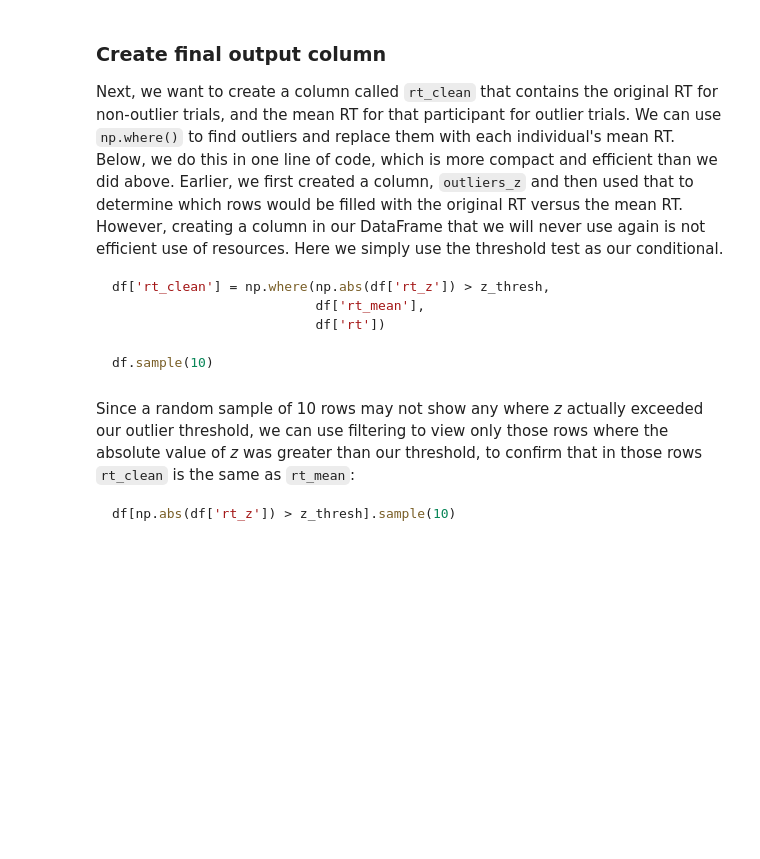
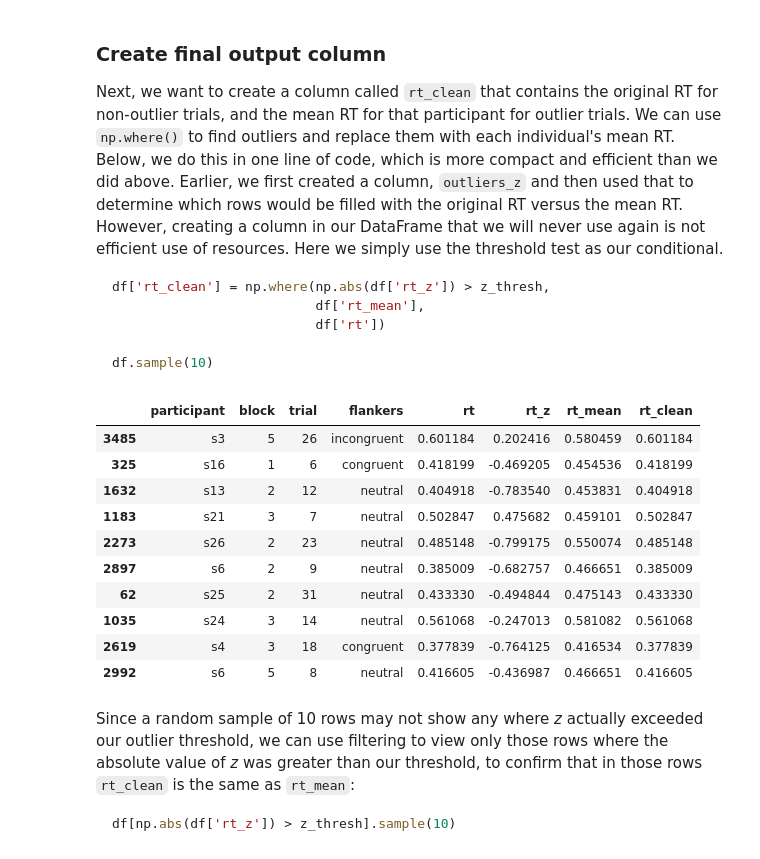
Before and after one commit to stochastic-bean/NDS_Ch5_Biostatistics, a Jupyter notebook: 2 - data_cleaning.ipynb, the cells around one changed output. Drawn from its saved outputs; the diff is of its cells as text; code cells hidden in the pictures; blank space fills up the shorter version.

```diff
--- a/2 - data_cleaning.ipynb
+++ b/2 - data_cleaning.ipynb
@@ -668,6 +668,8 @@ Since we've added lots of columns above, let's start fresh by re-loading the Dat
 ~~~python
 df = pd.read_csv('data/flanker_rt_data.csv')
 ~~~
+# %%
+df = pd.read_csv('data/flanker_rt_data.csv')
 # %% [markdown]
 ### Compute *z* scores by participant
 Now let's split by participant and apply the *z* transform to the split data. Pandas has a useful method, `.transform()`, that allows us to run a non-pandas function on a selection from a DataFrame. So we group by participant, select only the `rt` column to operate on, and then `.transform(stats.zscore)` and assign this to a new column in the DataFrame, `rt_z`. Note that when we pass a function to `.apply()`, we *do not* put parentheses after the name of the function we are using. That is, if we were running `stats.zscore` on its own (see above), we would use `stats.zscore(df['rt'])`. But since we have already selected the data that we are passing with `.transform()`, we don't use the parentheses with the function call.
@@ -676,3 +678,6 @@ Now let's split by participant and apply the *z* transform to the split data. Pa
 df['rt_z'] = df.groupby('participant')['rt'].transform(stats.zscore)
 df.sample(12)
 ~~~
+# %%
+df['rt_z'] = df.groupby('participant')['rt'].transform(stats.zscore)
+df.sample(12)
@@ -690,3 +709,6 @@ But actually, doing the above computes the mean across all trials for each parti
 df['rt_mean'] = df[np.abs(df['rt_z']) <= z_thresh].groupby('participant')['rt'].transform(np.mean)
 df.head()
 ~~~
+# %%
+df['rt_mean'] = df[np.abs(df['rt_z']) <= z_thresh].groupby('participant')['rt'].transform("mean")
+df.head()
@@ -711,3 +754,6 @@ df['rt_mean'] = df.groupby('participant')['rt_mean'].transform(lambda x: x.filln
 # Check by again printing a sample of outlier rows
 df[df['rt_z'] > z_thresh].sample(10)
 ~~~
+# %%
+df['rt_mean'] = df.groupby('participant')['rt_mean'].transform(lambda x: x.fillna(np.nanmean(x)))
+df[df['rt_z'] > z_thresh].sample(10)
@@ -728,6 +786,23 @@ df['rt_clean'] = np.where(np.abs(df['rt_z']) > z_thresh,
 
 df.sample(10)
 ~~~
+# %%
+df['rt_clean'] = np.where(np.abs(df['rt_z']) > z_thresh,
+                          df['rt_mean'],
+                          df['rt'])
+df.sample(10)
+# %% [output]
+|  | participant | block | trial | flankers | rt | rt_z | rt_mean | rt_clean |
+| 3485 | s3 | 5 | 26 | incongruent | 0.601184 | 0.202416 | 0.580459 | 0.601184 |
+| 325 | s16 | 1 | 6 | congruent | 0.418199 | -0.469205 | 0.454536 | 0.418199 |
+| 1632 | s13 | 2 | 12 | neutral | 0.404918 | -0.783540 | 0.453831 | 0.404918 |
+| 1183 | s21 | 3 | 7 | neutral | 0.502847 | 0.475682 | 0.459101 | 0.502847 |
+| 2273 | s26 | 2 | 23 | neutral | 0.485148 | -0.799175 | 0.550074 | 0.485148 |
+| 2897 | s6 | 2 | 9 | neutral | 0.385009 | -0.682757 | 0.466651 | 0.385009 |
+| 62 | s25 | 2 | 31 | neutral | 0.433330 | -0.494844 | 0.475143 | 0.433330 |
+| 1035 | s24 | 3 | 14 | neutral | 0.561068 | -0.247013 | 0.581082 | 0.561068 |
+| 2619 | s4 | 3 | 18 | congruent | 0.377839 | -0.764125 | 0.416534 | 0.377839 |
+| 2992 | s6 | 5 | 8 | neutral | 0.416605 | -0.436987 | 0.466651 | 0.416605 |
 # %% [markdown]
 Since a random sample of 10 rows may not show any where *z* actually exceeded our outlier threshold, we can use filtering to view only those rows where the absolute value of *z* was greater than our threshold, to confirm that in those rows `rt_clean` is the same as `rt_mean`:
 
```
Also changed, not shown: parts of 5 cells of this notebook.
